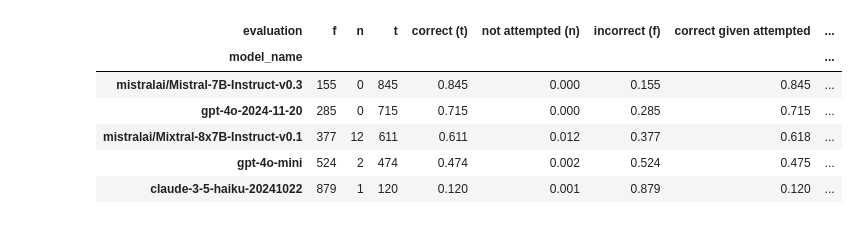
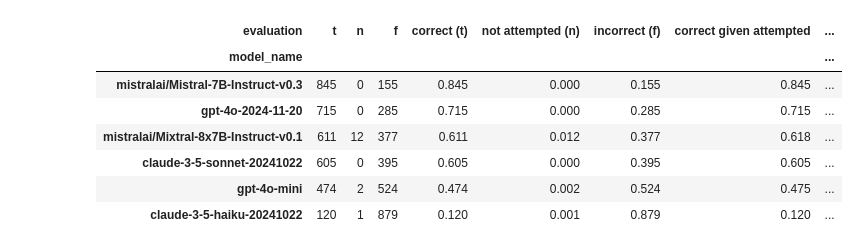
Before and after one commit to bradleypallen/bilateral-factuality-evaluation, a Jupyter notebook: results.ipynb, the cells around one changed output. Cells and saved outputs as stored; diff of their text form; code cells hidden in the pictures.

```diff
--- a/results.ipynb
+++ b/results.ipynb
@@ -13,7 +13,7 @@ def unilateral_performance(df):
     model_evals["correct given attempted"] = model_evals["t"] / (model_evals["t"] + model_evals["f"])
     model_evals["F score"] = (2.*model_evals["t"]) / ((2.*model_evals["t"]) + (2.*model_evals["f"]) + model_evals["n"])
     model_evals = model_evals.sort_values("correct given attempted", ascending=False)
-    return model_evals
+    return model_evals[["t", "n", "f", "correct (t)", "not attempted (n)", "incorrect (f)", "correct given attempted", "F score"]]
 # %%
 def bilateral_performance(df):
     model_evals = df.groupby('model_name')['evaluation'].value_counts().unstack(fill_value=0)
@@ -29,17 +111,19 @@ def bilateral_performance(df):
 # %%
 unilateral_results = []
 for file in glob.glob("experiments/unilateral/*.json"):
    unilateral_results += json.load(open(file, "r"))
 df_unilateral = pd.DataFrame(unilateral_results)
-unilateral_performance(df_unilateral)
+df_unilateral_performance = unilateral_performance(df_unilateral)
+df_unilateral_performance
 # %% [output]
-| evaluation | f | n | t | correct (t) | not attempted (n) | incorrect (f) | correct given attempted | ... |
+| evaluation | t | n | f | correct (t) | not attempted (n) | incorrect (f) | correct given attempted | ... |
 | model_name |  |  |  |  |  |  |  | ... |
-| mistralai/Mistral-7B-Instruct-v0.3 | 155 | 0 | 845 | 0.845 | 0.000 | 0.155 | 0.845 | ... |
-| gpt-4o-2024-11-20 | 285 | 0 | 715 | 0.715 | 0.000 | 0.285 | 0.715 | ... |
-| mistralai/Mixtral-8x7B-Instruct-v0.1 | 377 | 12 | 611 | 0.611 | 0.012 | 0.377 | 0.618 | ... |
-| gpt-4o-mini | 524 | 2 | 474 | 0.474 | 0.002 | 0.524 | 0.475 | ... |
-| claude-3-5-haiku-20241022 | 879 | 1 | 120 | 0.120 | 0.001 | 0.879 | 0.120 | ... |
+| mistralai/Mistral-7B-Instruct-v0.3 | 845 | 0 | 155 | 0.845 | 0.000 | 0.155 | 0.845 | ... |
+| gpt-4o-2024-11-20 | 715 | 0 | 285 | 0.715 | 0.000 | 0.285 | 0.715 | ... |
+| mistralai/Mixtral-8x7B-Instruct-v0.1 | 611 | 12 | 377 | 0.611 | 0.012 | 0.377 | 0.618 | ... |
+| claude-3-5-sonnet-20241022 | 605 | 0 | 395 | 0.605 | 0.000 | 0.395 | 0.605 | ... |
+| gpt-4o-mini | 474 | 2 | 524 | 0.474 | 0.002 | 0.524 | 0.475 | ... |
+| claude-3-5-haiku-20241022 | 120 | 1 | 879 | 0.120 | 0.001 | 0.879 | 0.120 | ... |
 # %%
 bilateral_results = []
 for file in glob.glob("experiments/bilateral/*.json"):
```
Also changed, not shown: parts of 5 cells of this notebook, 4 other files.
